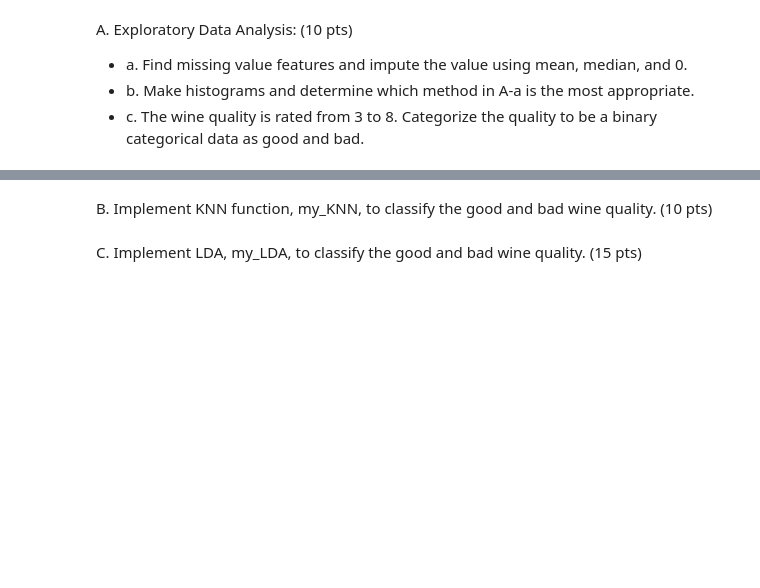
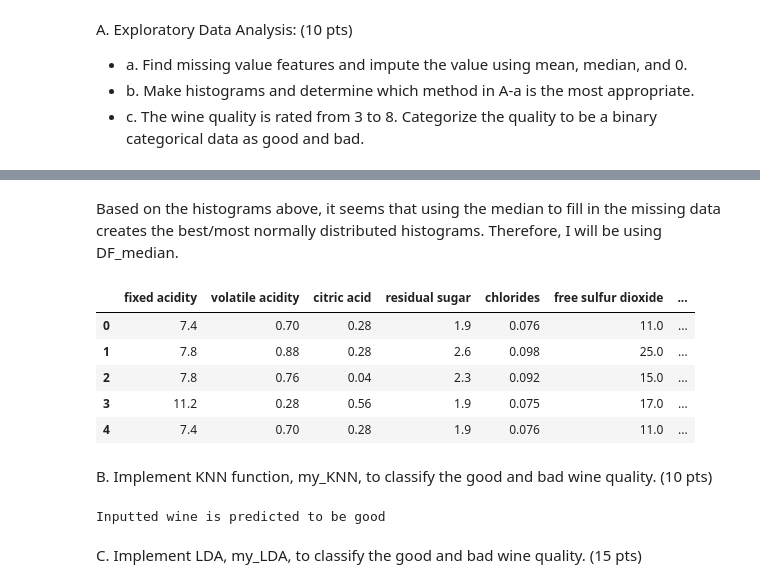
Before and after one commit to Jerrytd579/CS-559, a Jupyter notebook: Project 2/CS559_Project2_SupervisedLearning_Classification.ipynb, the cells around one changed output, grey strips where cells are left out. Cells and saved outputs as stored; diff of their text form; code cells hidden in the pictures; blank space fills up the shorter version.

```diff
--- a/Project 2/CS559_Project2_SupervisedLearning_Classification.ipynb
+++ b/Project 2/CS559_Project2_SupervisedLearning_Classification.ipynb
@@ -75,0 +554,2 @@ A. Exploratory Data Analysis: (10 pts)
+# %% [markdown]
+Based on the histograms above, it seems that using the median to fill in the missing data creates the best/most normally distributed histograms. Therefore, I will be using DF_median.
@@ -76,2 +568,11 @@ A. Exploratory Data Analysis: (10 pts)
+# %%
+DF_median_GB.head()
+# %% [output]
+|  | fixed acidity | volatile acidity | citric acid | residual sugar | chlorides | free sulfur dioxide | ... |
+| 0 | 7.4 | 0.70 | 0.28 | 1.9 | 0.076 | 11.0 | ... |
+| 1 | 7.8 | 0.88 | 0.28 | 2.6 | 0.098 | 25.0 | ... |
+| 2 | 7.8 | 0.76 | 0.04 | 2.3 | 0.092 | 15.0 | ... |
+| 3 | 11.2 | 0.28 | 0.56 | 1.9 | 0.075 | 17.0 | ... |
+| 4 | 7.4 | 0.70 | 0.28 | 1.9 | 0.076 | 11.0 | ... |
 # %% [markdown]
 B. Implement KNN function, my_KNN, to classify the good and bad wine quality. (10 pts)
@@ -78,2 +635,27 @@ B. Implement KNN function, my_KNN, to classify the good and bad wine quality. (1
+# %%
+# Quality: 3,4,5 bad, 6,7,8 good
+# Modify this to input different wines!
+test_data_knn = [[
+              6.5,      # fixed acidity
+              0.8,      # volatile acidity
+              0.4,      # citric acid
+              2.5,      # residual sugar
+              0.06,     # chlorides
+              15.0,     # free sulfur dioxide
+              47.0,     # total sulfur dioxide
+              0.9982,   # density
+              4.54,     # pH
+              0.49,     # sulphates
+              9.5,      # alcohol
+              6         # quality
+             ]]
+test_data_columns_knn = ['fixed acidity', 'volatile acidity', 'citric acid', 'residual sugar', 'chlorides', 'free sulfur dioxide',
+                        'total sulfur dioxide', 'density', 'pH', 'sulphates', 'alcohol', 'quality']
+test_wine_knn = pd.DataFrame(test_data_knn, columns = test_data_columns_knn)
+
+prediction_knn = my_KNN(DF_median_GB, test_wine_knn, 3)
+print('Inputted wine is predicted to be', prediction_knn)
+# %% [output]
+Inputted wine is predicted to be good
 # %% [markdown]
 C. Implement LDA, my_LDA, to classify the good and bad wine quality. (15 pts)
```
Also changed, not shown: parts of 33 cells of this notebook, 1 other file.
